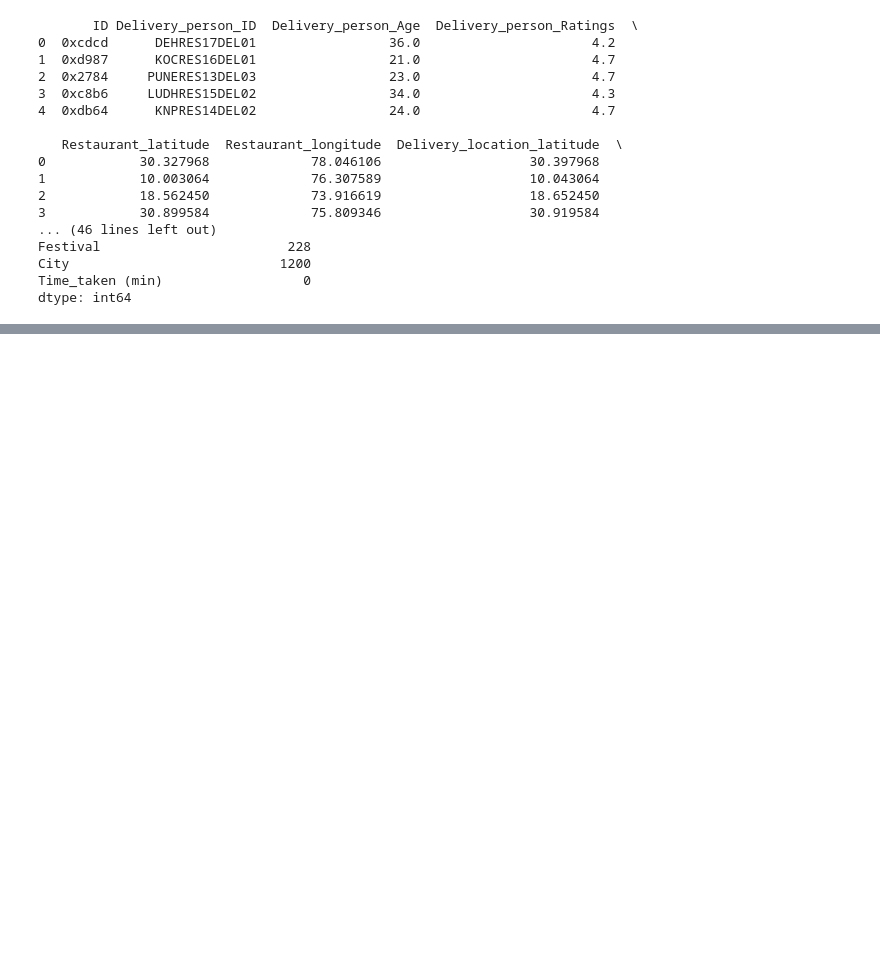
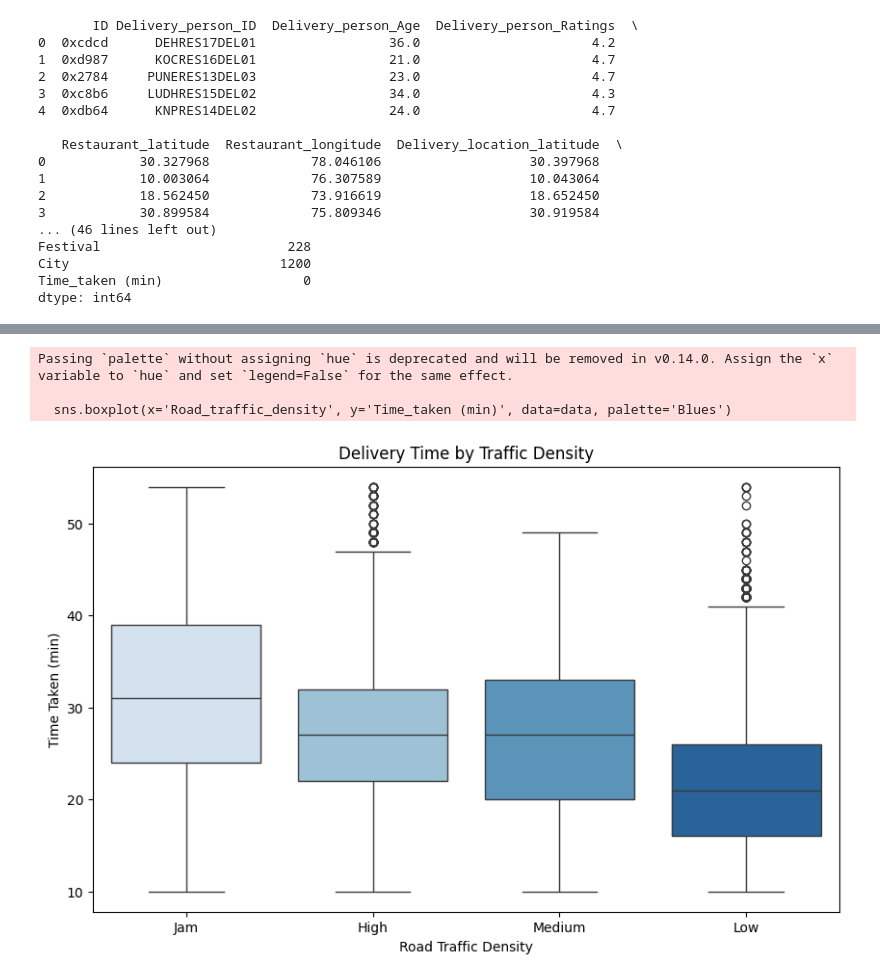
Before and after one commit to Nexta-ai/quantum-ml-delivery-routes, a Jupyter notebook: preprocess.ipynb, the cells around one changed output, grey strips where cells are left out. Cells and saved outputs as stored; diff of their text form; code cells hidden in the pictures; blank space fills up the shorter version.

```diff
--- a/preprocess.ipynb
+++ b/preprocess.ipynb
@@ -87,0 +114,15 @@ print("Preprocessing complete. Cleaned data saved to 'data/preprocessed_delivery
+# %%
+import seaborn as sns
+
+# Boxplot of delivery time by traffic density
+plt.figure(figsize=(10, 6))
+sns.boxplot(x='Road_traffic_density', y='Time_taken (min)', data=data, palette='Blues')
+plt.title('Delivery Time by Traffic Density')
+plt.xlabel('Road Traffic Density')
+plt.ylabel('Time Taken (min)')
+plt.show()
+# %% [output]
+Passing `palette` without assigning `hue` is deprecated and will be removed in v0.14.0. Assign the `x` variable to `hue` and set `legend=False` for the same effect.
+
+  sns.boxplot(x='Road_traffic_density', y='Time_taken (min)', data=data, palette='Blues')
+[figure, added]
```
Also changed, not shown: parts of 7 cells of this notebook, 5 other files.
